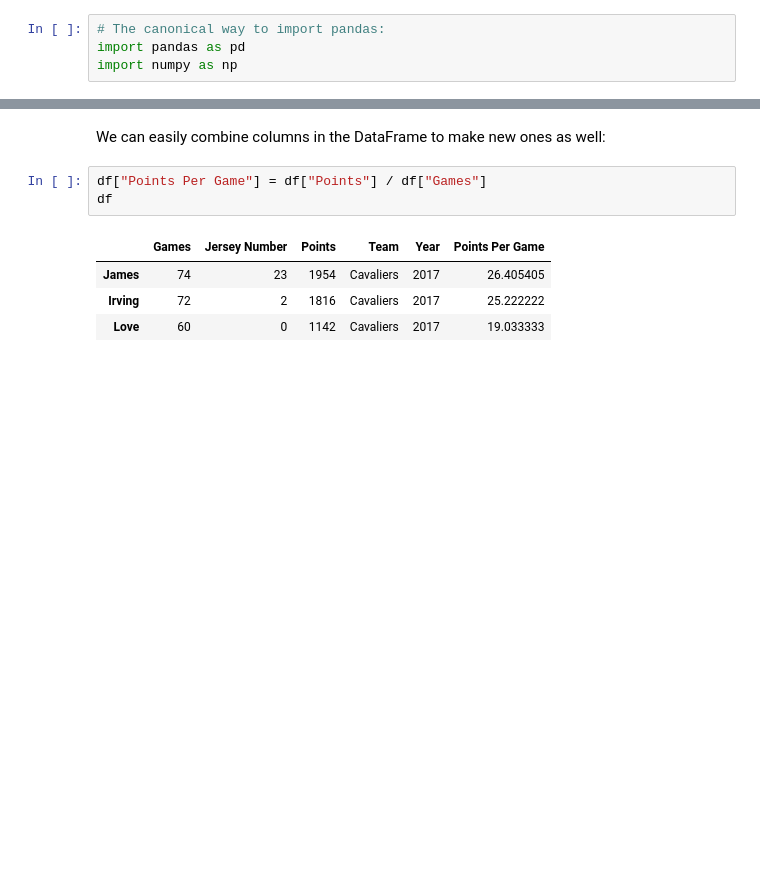
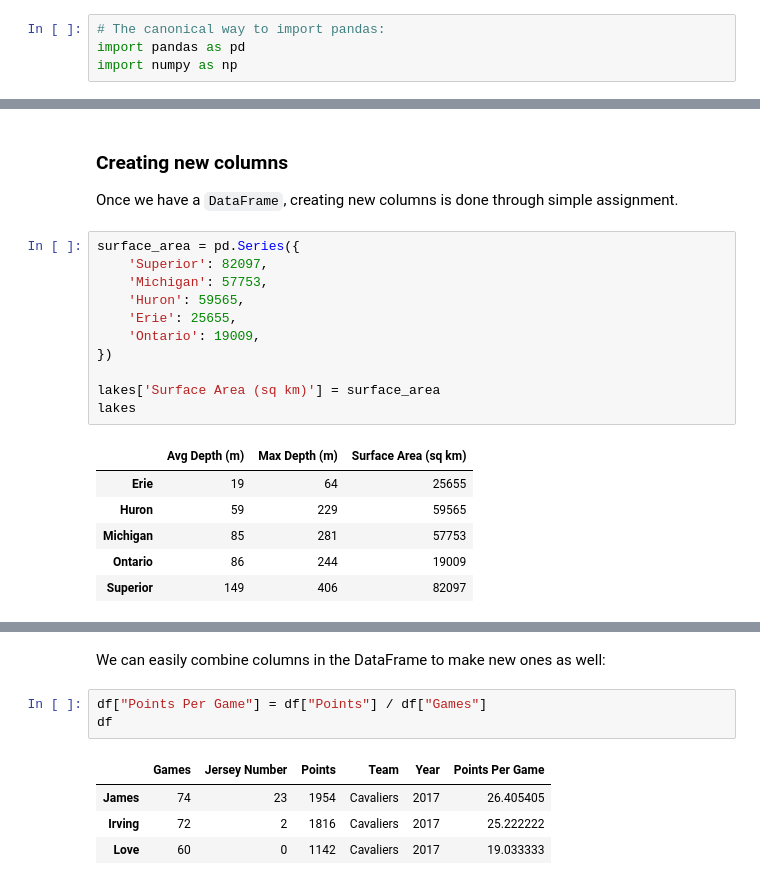
Before and after one commit to nuitrcs/pythonworkshops, a Jupyter notebook: dataanalysis/pandas/Part 1 - Basics.ipynb, the cells around one changed output, grey strips where cells are left out. Drawn from its saved outputs; the diff is of its cells as text; blank space fills up the shorter version.

```diff
--- a/dataanalysis/pandas/Lesson 1 - Basics.ipynb
+++ b/dataanalysis/pandas/Part 1 - Basics.ipynb
@@ -85,0 +197,22 @@ df
+# %% [markdown]
+### Creating new columns
+
+Once we have a `DataFrame`, creating new columns is done through simple assignment.
+# %%
+surface_area = pd.Series({
+    'Superior': 82097,
+    'Michigan': 57753,
+    'Huron': 59565,
+    'Erie': 25655,
+    'Ontario': 19009,
+})
+
+lakes['Surface Area (sq km)'] = surface_area
+lakes
+# %% [output]
+|  | Avg Depth (m) | Max Depth (m) | Surface Area (sq km) |
+| Erie | 19 | 64 | 25655 |
+| Huron | 59 | 229 | 59565 |
+| Michigan | 85 | 281 | 57753 |
+| Ontario | 86 | 244 | 19009 |
+| Superior | 149 | 406 | 82097 |
```
Also changed, not shown: parts of 42 cells of this notebook.
